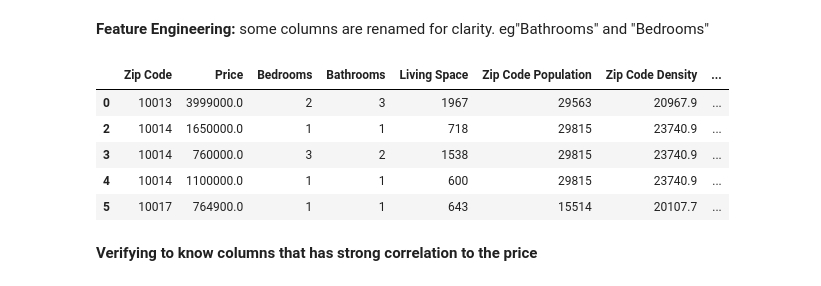
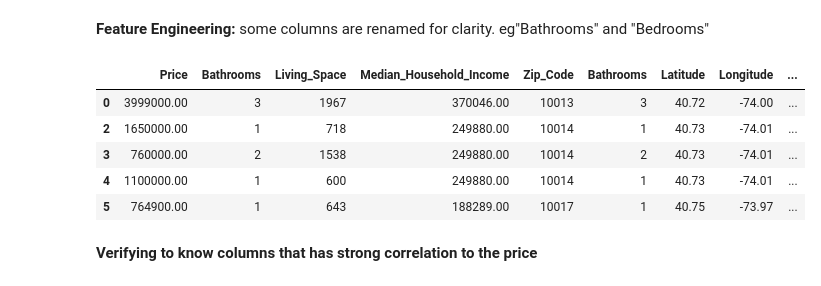
Before and after one commit to Love1117/Machine_learning-Projects, a Jupyter notebook: Machine_Learning Project/01_Supervised- Machine Learning/01_Linear_Regression/House_price_prediction/House_price_prediction1.ipynb, the cells around one changed output. Saved outputs shown, nothing was run; the diff lists cells and outputs as text; code cells hidden in the pictures.

```diff
--- a/Machine_Learning Project/01_Supervised- Machine Learning/01_Linear_Regression/House_price_prediction/House_price_prediction1.ipynb
+++ b/Machine_Learning Project/01_Supervised- Machine Learning/01_Linear_Regression/House_price_prediction/House_price_prediction1.ipynb
@@ -57,7 +57,7 @@ Duplicate_Values: 962
 # %% [markdown]
 **Feature Engineering:** some columns are renamed for clarity. eg"Bathrooms" and "Bedrooms"
 # %%
-df = df.rename(columns={"Beds":"Bedrooms", "Baths":"Bathrooms"})
+df = df.rename(columns={"Beds":"Bedrooms", "Baths":"Bathrooms","Zip Code":"Zip_Code","Living Space":"Living_Space","Median Household Income":"Median_Household_Income"})
 
 #Joining features to have meaning
 df["Address and City"] = df["Address"].str.title()+", "+ df["City"]
@@ -67,20 +67,30 @@ encode_address = df.groupby("Address and City")["Price"].mean().to_dict()
 encode_State = df.groupby("State")["Price"].mean().to_dict()
 encode_county = df.groupby("County")["Price"].mean().to_dict()
 
-df["Address and city encode_target"] = df["Address and City"].map(encode_address)
-df["State target_encode"] = df["State"].map(encode_State)
-df["County target_encode"] = df["County"].map(encode_county)
-
-#Droping irrelevant or unused columns
-df = df.drop(columns=["Address","City","State","County","Address and City"])
-df.head()
+df["Address_And_City_TargetEncode"] = df["Address and City"].map(encode_address)
+df["State_TargetEncode"] = df["State"].map(encode_State)
+df["County_TargetEncode"] = df["County"].map(encode_county)
-# %% [output]
-|  | Zip Code | Price | Bedrooms | Bathrooms | Living Space | Zip Code Population | Zip Code Density | ... |
-| 0 | 10013 | 3999000.0 | 2 | 3 | 1967 | 29563 | 20967.9 | ... |
-| 2 | 10014 | 1650000.0 | 1 | 1 | 718 | 29815 | 23740.9 | ... |
-| 3 | 10014 | 760000.0 | 3 | 2 | 1538 | 29815 | 23740.9 | ... |
-| 4 | 10014 | 1100000.0 | 1 | 1 | 600 | 29815 | 23740.9 | ... |
-| 5 | 10017 | 764900.0 | 1 | 1 | 643 | 15514 | 20107.7 | ... |
+# %%
+#Droping irrelevant or unused columns
+df = df.drop(columns=["Address","City","State","County","Address and City","Zip Code Density","Zip Code Population"])
+pd.set_option('display.float_format', lambda x: '%.2f' % x)
+
+columns = df.columns.to_list()
+columns.remove("Zip_Code")
+columns.remove("Price")
+columns.remove("Bedrooms")
+columns.remove("Living_Space")
+columns.remove("Median_Household_Income")
+Rearrange_df = ["Price","Bathrooms","Living_Space","Median_Household_Income","Zip_Code"] + columns
+df = df[Rearrange_df]
+df.head()
+# %% [output]
+|  | Price | Bathrooms | Living_Space | Median_Household_Income | Zip_Code | Bathrooms | Latitude | Longitude | ... |
+| 0 | 3999000.00 | 3 | 1967 | 370046.00 | 10013 | 3 | 40.72 | -74.00 | ... |
+| 2 | 1650000.00 | 1 | 718 | 249880.00 | 10014 | 1 | 40.73 | -74.01 | ... |
+| 3 | 760000.00 | 2 | 1538 | 249880.00 | 10014 | 2 | 40.73 | -74.01 | ... |
+| 4 | 1100000.00 | 1 | 600 | 249880.00 | 10014 | 1 | 40.73 | -74.01 | ... |
+| 5 | 764900.00 | 1 | 643 | 188289.00 | 10017 | 1 | 40.75 | -73.97 | ... |
 # %% [markdown]
 **Verifying to know columns that has strong correlation to the price**
 # %%
```
Also changed, not shown: parts of 6 cells of this notebook.
